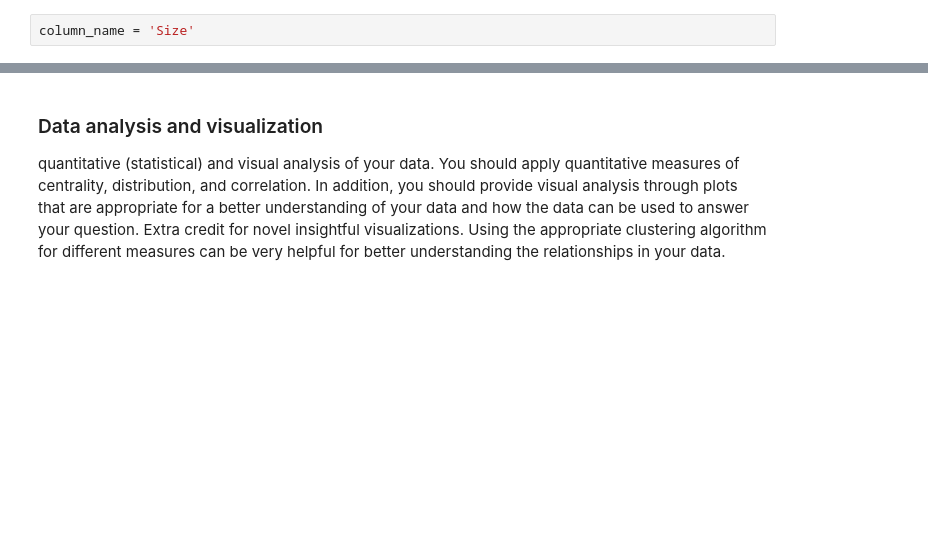
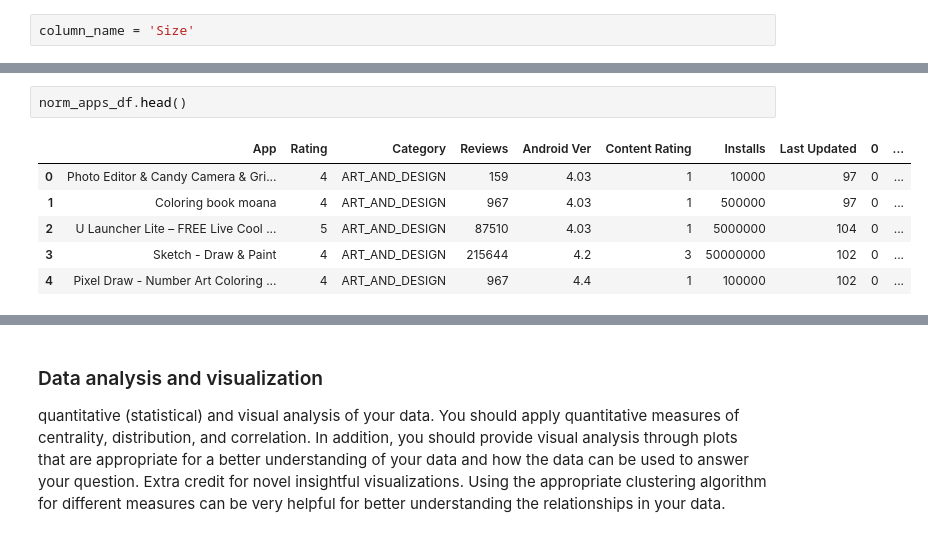
Before and after one commit to gagandaroach/DataScienceIntro, a Jupyter notebook: finalproj/Final Project.ipynb, the cells around one changed output, grey strips where cells are left out. Saved outputs shown, nothing was run; the diff lists cells and outputs as text; blank space fills up the shorter version.

```diff
--- a/finalproj/Final Project.ipynb
+++ b/finalproj/Final Project.ipynb
@@ -254,0 +772,9 @@ column_name = 'Size'
+# %%
+norm_apps_df.head()
+# %% [output]
+|  | App | Rating | Category | Reviews | Android Ver | Content Rating | Installs | Last Updated | 0 | ... |
+| 0 | Photo Editor & Candy Camera & Gri... | 4 | ART_AND_DESIGN | 159 | 4.03 | 1 | 10000 | 97 | 0 | ... |
+| 1 | Coloring book moana | 4 | ART_AND_DESIGN | 967 | 4.03 | 1 | 500000 | 97 | 0 | ... |
+| 2 | U Launcher Lite – FREE Live Cool ... | 5 | ART_AND_DESIGN | 87510 | 4.03 | 1 | 5000000 | 104 | 0 | ... |
+| 3 | Sketch - Draw & Paint | 4 | ART_AND_DESIGN | 215644 | 4.2 | 3 | 50000000 | 102 | 0 | ... |
+| 4 | Pixel Draw - Number Art Coloring ... | 4 | ART_AND_DESIGN | 967 | 4.4 | 1 | 100000 | 102 | 0 | ... |
```
Also changed, not shown: parts of 80 cells of this notebook.
